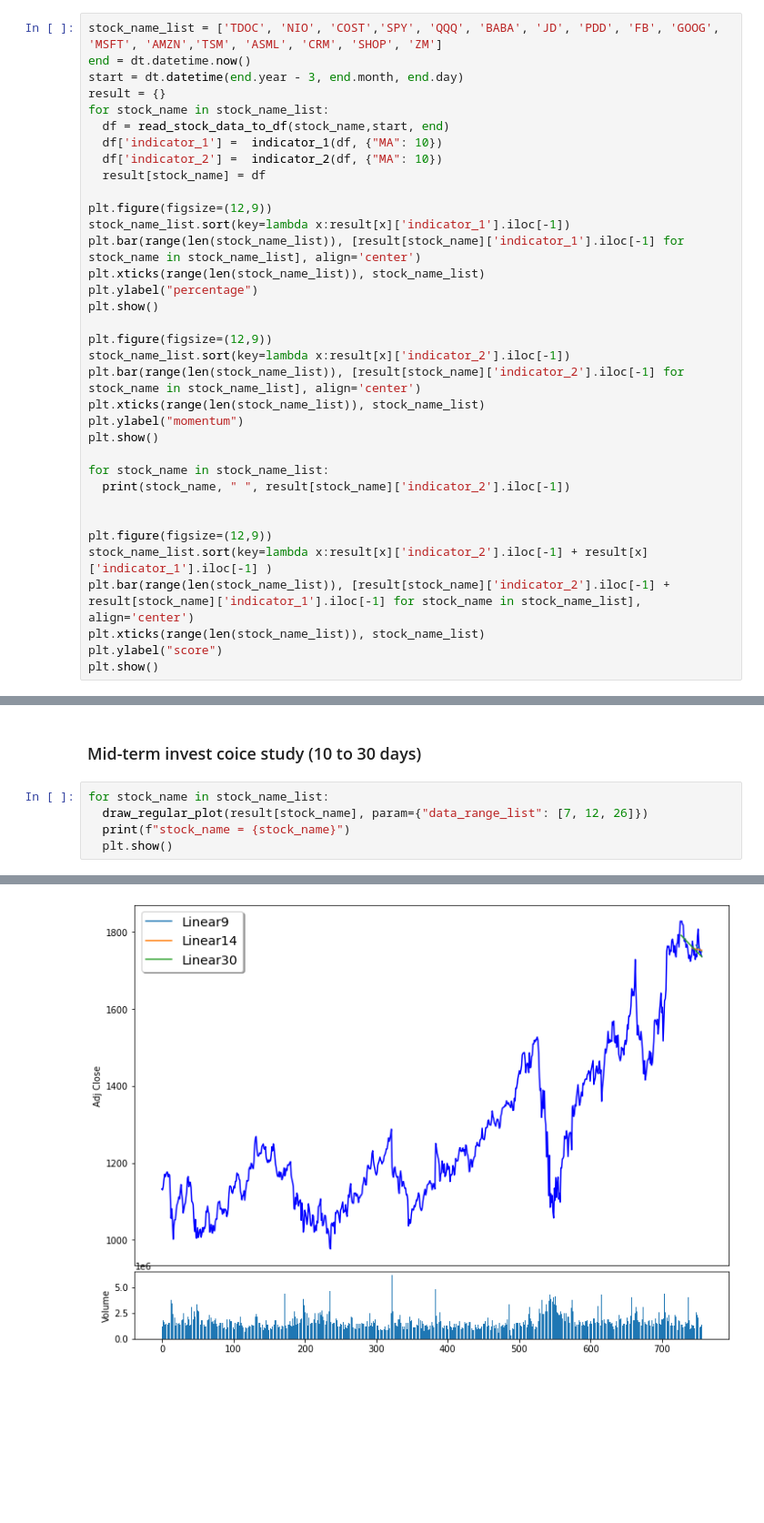
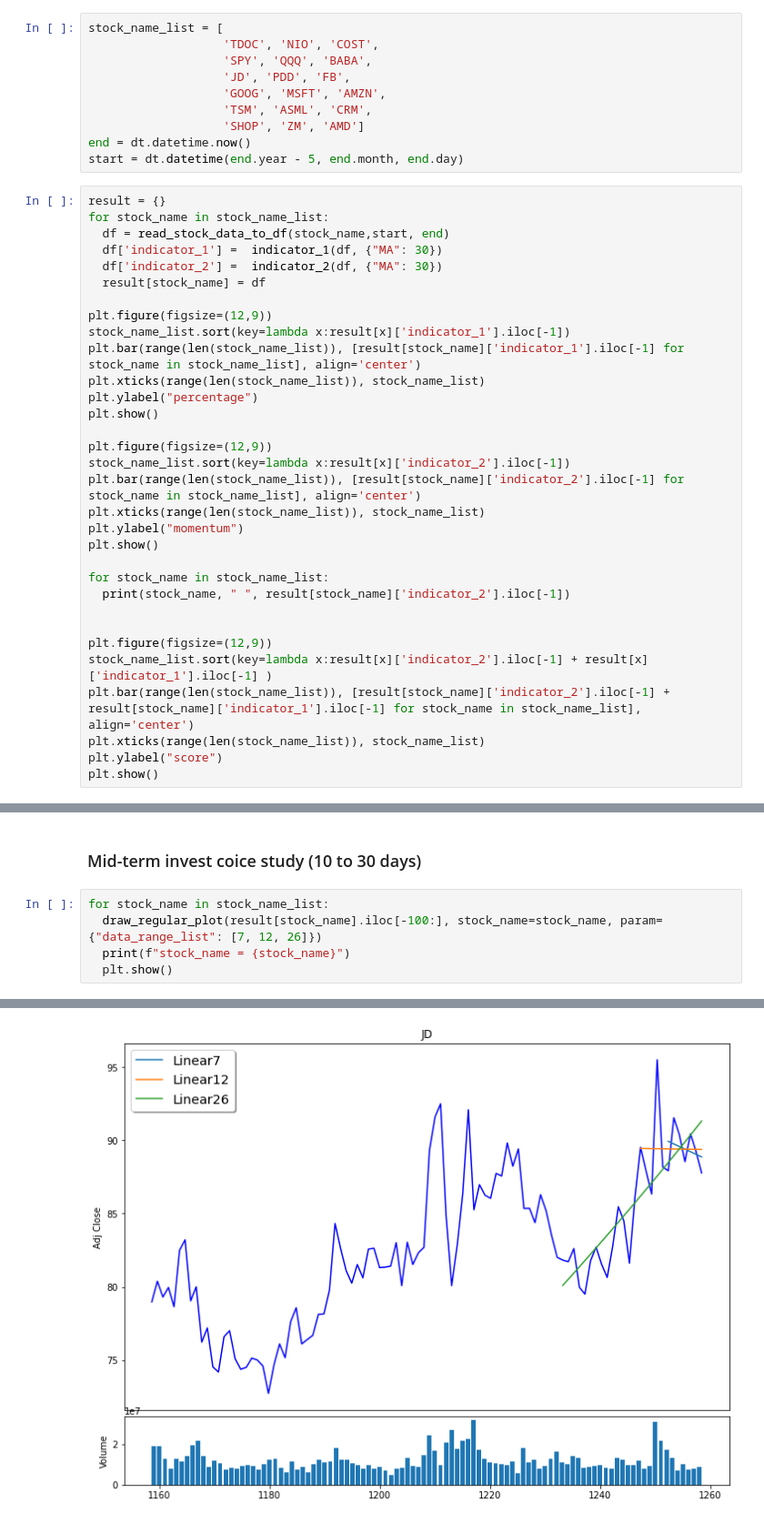
Before and after one commit to maxwillzq/algoTrading, a Jupyter notebook: Portfolio_Optimization_Algo_Trading.ipynb, the cells around one changed output, grey strips where cells are left out. Shown at 91% size. Saved outputs shown, nothing was run; the diff lists cells and outputs as text; blank space fills up the shorter version.

```diff
--- a/Portfolio_Optimization_Algo_Trading.ipynb
+++ b/Portfolio_Optimization_Algo_Trading.ipynb
@@ -252,15 +252,22 @@ df = result['JD']
 draw_regular_plot(df)
 # %% [output]
 [figure]
+# %%
+stock_name_list = [
+                   'TDOC', 'NIO', 'COST',
+                   'SPY', 'QQQ', 'BABA',
+                   'JD', 'PDD', 'FB',
+                   'GOOG', 'MSFT', 'AMZN',
+                   'TSM', 'ASML', 'CRM',
+                   'SHOP', 'ZM', 'AMD']
+end = dt.datetime.now()
+start = dt.datetime(end.year - 5, end.month, end.day)
 # %%
-stock_name_list = ['TDOC', 'NIO', 'COST','SPY', 'QQQ', 'BABA', 'JD', 'PDD', 'FB', 'GOOG', 'MSFT', 'AMZN','TSM', 'ASML', 'CRM', 'SHOP', 'ZM']
-end = dt.datetime.now()
-start = dt.datetime(end.year - 3, end.month, end.day)
 result = {}
 for stock_name in stock_name_list:
   df = read_stock_data_to_df(stock_name,start, end)
-  df['indicator_1'] =  indicator_1(df, {"MA": 10})
-  df['indicator_2'] =  indicator_2(df, {"MA": 10})
+  df['indicator_1'] =  indicator_1(df, {"MA": 30})
+  df['indicator_2'] =  indicator_2(df, {"MA": 30})
   result[stock_name] = df
 
 plt.figure(figsize=(12,9))
@@ -312,7 +320,7 @@ NIO   36.416739256957136
 ### Mid-term invest coice study (10  to 30 days)
 # %%
 for stock_name in stock_name_list:
-  draw_regular_plot(result[stock_name], param={"data_range_list": [7, 12, 26]})
+  draw_regular_plot(result[stock_name].iloc[-100:], stock_name=stock_name, param={"data_range_list": [7, 12, 26]})
   print(f"stock_name = {stock_name}")
   plt.show()
 # %% [output]
@@ -343 +351 @@ stock_name = GOOG
-[figure, old version]
+[figure, new version]
```
Also changed, not shown: parts of 4 cells of this notebook.
